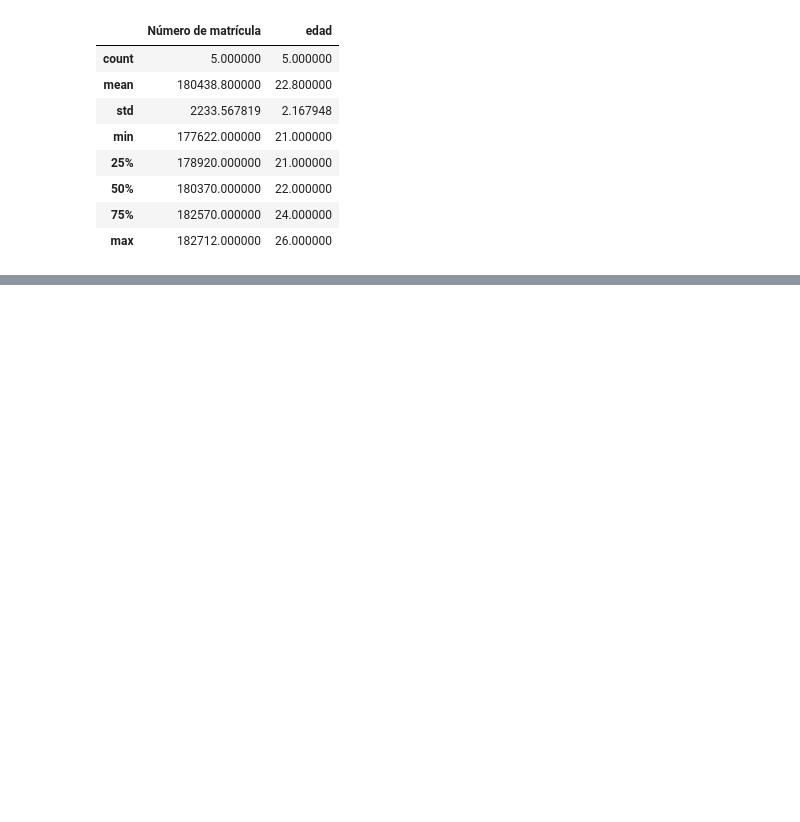
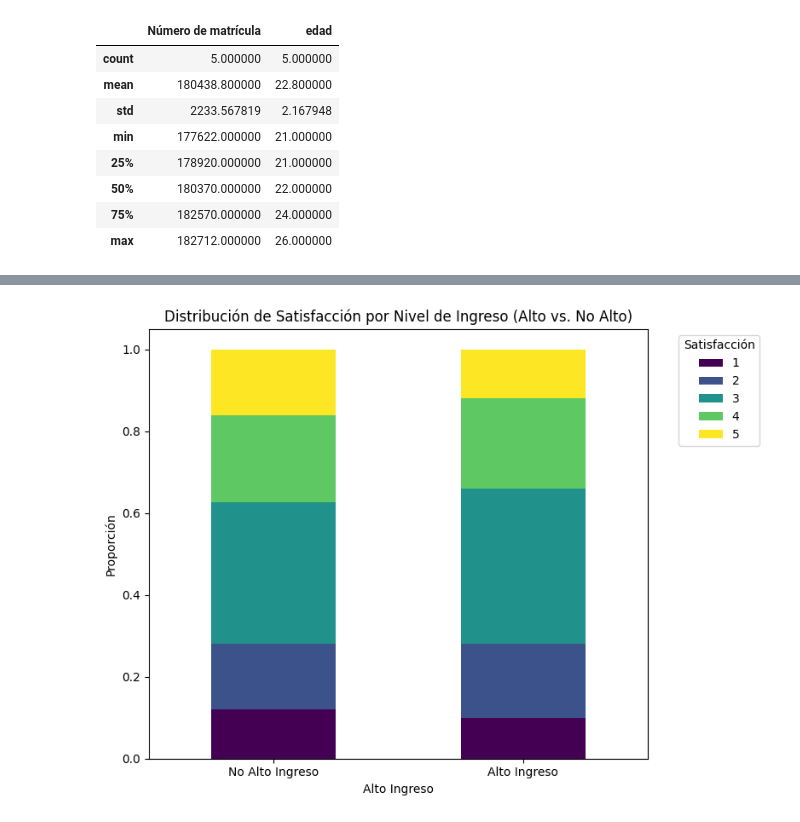
Before and after one commit to AdriannMo/mineria-de-datos, a Jupyter notebook: Minería_de_Datos.ipynb, the cells around one changed output, grey strips where cells are left out. Saved outputs shown, nothing was run; the diff lists cells and outputs as text; code cells hidden in the pictures; blank space fills up the shorter version.

```diff
--- a/Minería_de_Datos.ipynb
+++ b/Minería_de_Datos.ipynb
@@ -878,3 +871,0 @@ In [2]: import pandas as pd
-# %%
-s = pd.Series([1, 3, 5, np.nan, 6, 8])
-s
@@ -1103,0 +1092,7 @@ dtype: int64
+# %%
+q3_ingreso = razon_stats.loc['q3', 'ingreso_mensual']
+df['alto_ingreso'] = (df['ingreso_mensual'] >= q3_ingreso).astype(bool)
+df['alto_ingreso'] = df['alto_ingreso'].astype('category')
+
+print(f"Q3 de ingreso mensual: {q3_ingreso}")
+print(df[['ingreso_mensual', 'alto_ingreso']].head())
@@ -1103,0 +1107,22 @@ dtype: int64
+# %%
+import matplotlib.pyplot as plt
+import pandas as pd
+
+# Crear una tabla cruzada normalizada para ver la distribución de satisfacción por alto_ingreso
+# normalize='index' calcula las proporciones dentro de cada grupo de alto_ingreso
+satisfaccion_por_ingreso = pd.crosstab(df['alto_ingreso'], df['satisfaccion'], normalize='index')
+
+# Graficar como un gráfico de barras apiladas
+fig, ax = plt.subplots(figsize=(8, 6))
+satisfaccion_por_ingreso.plot(kind='bar', stacked=True, ax=ax, cmap='viridis')
+
+ax.set_title('Distribución de Satisfacción por Nivel de Ingreso (Alto vs. No Alto)')
+ax.set_xlabel('Alto Ingreso')
+ax.set_ylabel('Proporción')
+ax.set_xticklabels(['No Alto Ingreso', 'Alto Ingreso'], rotation=0)
+ax.legend(title='Satisfacción', bbox_to_anchor=(1.05, 1), loc='upper left')
+plt.tight_layout()
+plt.show()
+fig.savefig('06_satisfaccion_por_alto_ingreso.png', dpi=180)
+# %% [output]
+[figure, added]
```
Also changed, not shown: parts of 52 cells of this notebook.
